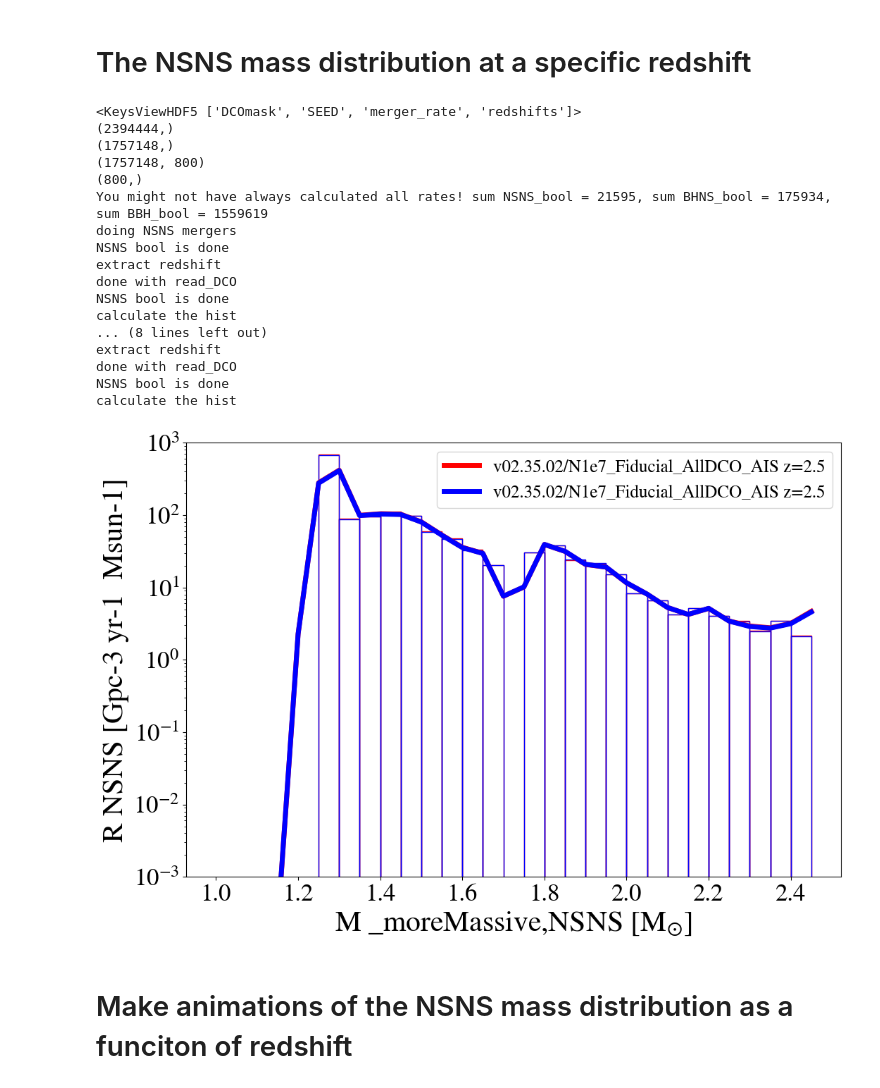
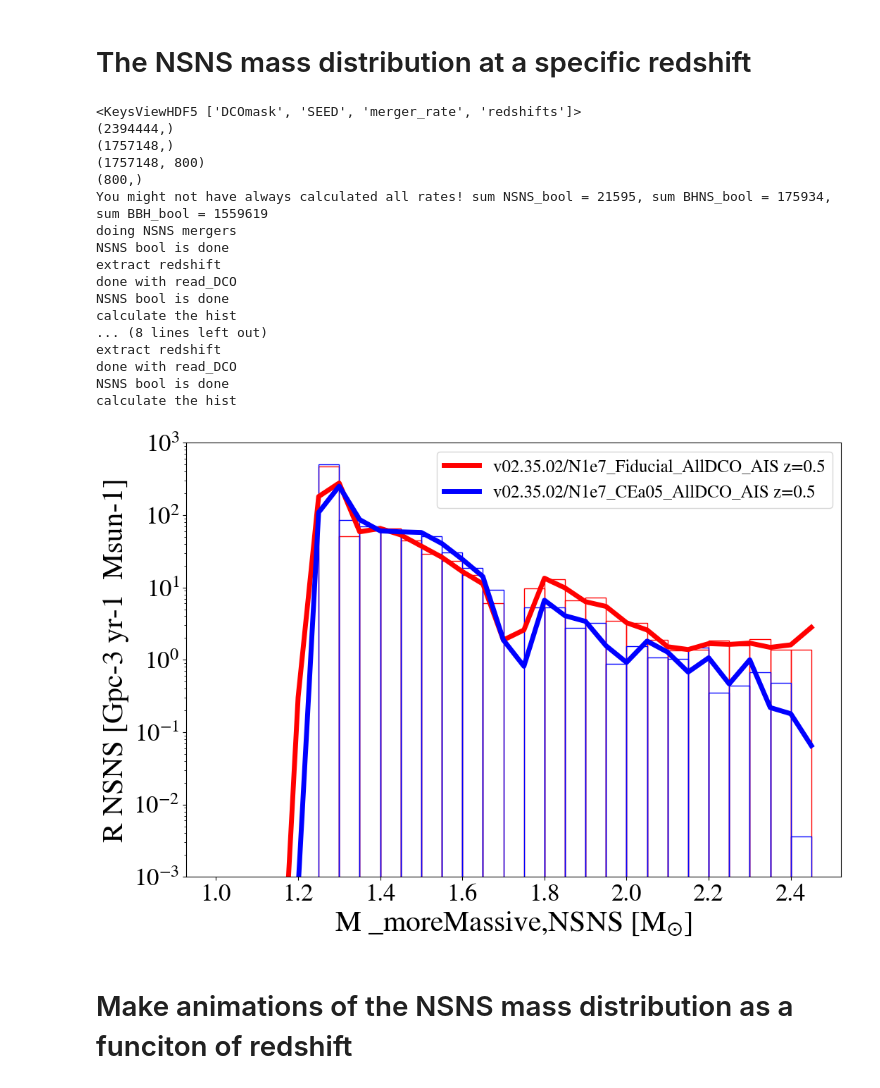
Before and after one commit to LiekeVanSon/NSNS_masses, a Jupyter notebook: code/InspectRates.ipynb, the cells around one changed output. Cells and saved outputs as stored; diff of their text form; code cells hidden in the pictures.

Commit message:
running variations

```diff
--- a/code/InspectRates.ipynb
+++ b/code/InspectRates.ipynb
@@ -47,7 +47,7 @@ normalize_by_peak = False # normalize the histogram?
 bootstrap         = False # bootstrap the histogram to get sampling noise?
 bootstraps        = 10   # number of bootstraps to do
 logx              = False # plot the log of the x-axis?
-redshift_interest = 2.5
+redshift_interest = 0.5
 ####################################
 
 
@@ -139,12 +139,12 @@ flavour = 'NSNS' #'BHNS'#
 bins = np.arange(1, 2.5, Mbinwidth)
 x_KDE = np.arange(1, 2.5, Mbinwidth)
 
-rate_filenames  = ['Rate_info.h5','Rate_info_append.h5',]
+rate_filenames  = ['Rate_info.h5','Rate_info.h5',]
 rate_key        = 'Rates_mu00.025_muz-0.049_alpha-1.79_sigma01.129_sigmaz0.048_a0.017_b1.487_c4.442_d5.886'
 rate_keys       = [rate_key, rate_key + '_zBinned']
 
 hist_colors = ['red', 'blue', 'green']
-for v_i, variation in enumerate(['v02.35.02/N1e7_Fiducial_AllDCO_AIS','v02.35.02/N1e7_Fiducial_AllDCO_AIS']):# 'v02.35.02/N1e6_Fiducial_AllDCO_AIS/', 'v02.35.02/N1e5_Fiducial_AllDCO_AIS/']): #
+for v_i, variation in enumerate(['v02.35.02/N1e7_Fiducial_AllDCO_AIS', 'v02.35.02/N1e7_CEa05_AllDCO_AIS']):#'v02.35.02/N1e7_Fiducial_AllDCO_AIS','v02.35.02/N1e7_Fiducial_AllDCO_AIS' 'v02.35.02/N1e6_Fiducial_AllDCO_AIS/', 'v02.35.02/N1e5_Fiducial_AllDCO_AIS/']): #
 
     NSNStable, rates_NSNS, BHNStable, rates_BHNS, BBHtable, rates_BBH, redshifts, redshift_i = read_DCO(var = variation, rate_filename=rate_filenames[v_i], DCO_flavour = flavour,
                                                                                                         rate_key=rate_keys[v_i],redshift_interest = redshift_interest)
@@ -204,35 +204,35 @@ for v_i, variation in enumerate(['v02.35.02/N1e7_Fiducial_AllDCO_AIS','v02.35.02
     KDEy_vals = kernel(x_KDE) * sum(hist) / norm  # re-normalize the KDE
     ax.plot(x_KDE, KDEy_vals, label=f'{variation} z={np.round(redshifts[redshift_i],2)}' , color=hist_colors[v_i], lw=5)
 
 # Set the axis labels and limits
 ax.set_xlabel(f'M {mass_key},{flavour} '+ '$[\mathrm{M_{\odot}} ]$', fontsize=30)
 ax.set_ylabel(f'R {flavour} [Gpc-3 yr-1  Msun-1]', fontsize=30)
 ax.set_yscale('log')
 ax.set_ylim(1e-3, 1e3)
 ax.legend(fontsize = 18)
 
-plt.savefig(f'../ResolutionTest_{flavour}_mass_dist_z_{redshift_interest}.png')
+# plt.savefig(f'../ResolutionTest_{flavour}_mass_dist_z_{redshift_interest}.png')
 # Show the plot
 plt.show()
 # %% [output]
 <KeysViewHDF5 ['DCOmask', 'SEED', 'merger_rate', 'redshifts']>
 (2394444,)
 (1757148,)
 (1757148, 800)
 (800,)
 You might not have always calculated all rates! sum NSNS_bool = 21595, sum BHNS_bool = 175934, sum BBH_bool = 1559619
 doing NSNS mergers
 NSNS bool is done
 extract redshift
 done with read_DCO
 NSNS bool is done
 calculate the hist
 ... (8 lines left out)
 extract redshift
 done with read_DCO
 NSNS bool is done
 calculate the hist
-[figure, old version]
+[figure, new version]
 # %% [markdown]
 # Make animations of the NSNS mass distribution as a funciton of redshift
 # %%
```
Also changed, not shown: 7 other files.
